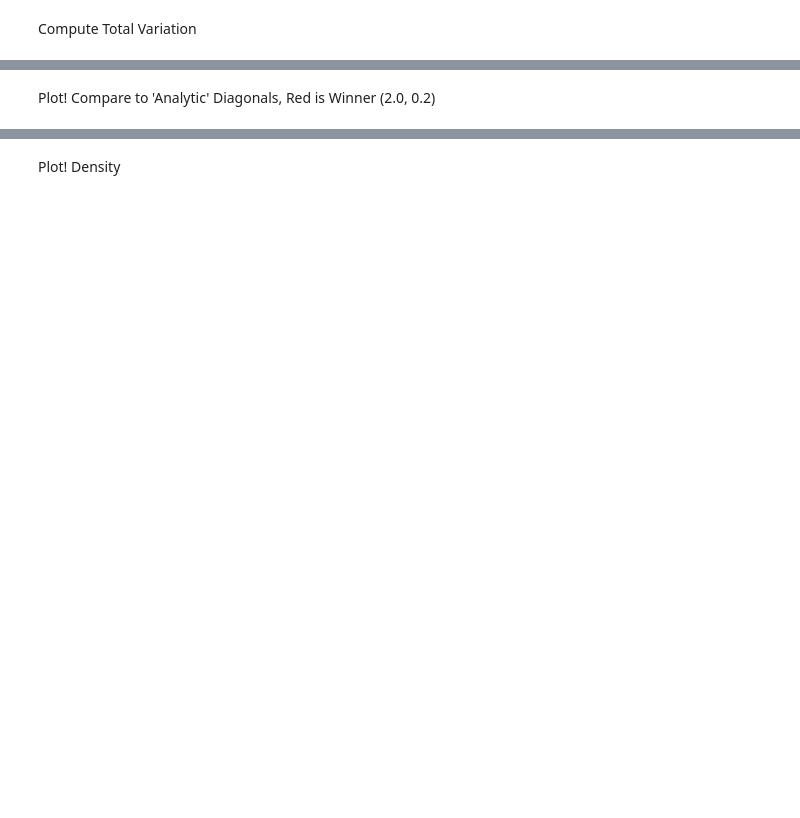
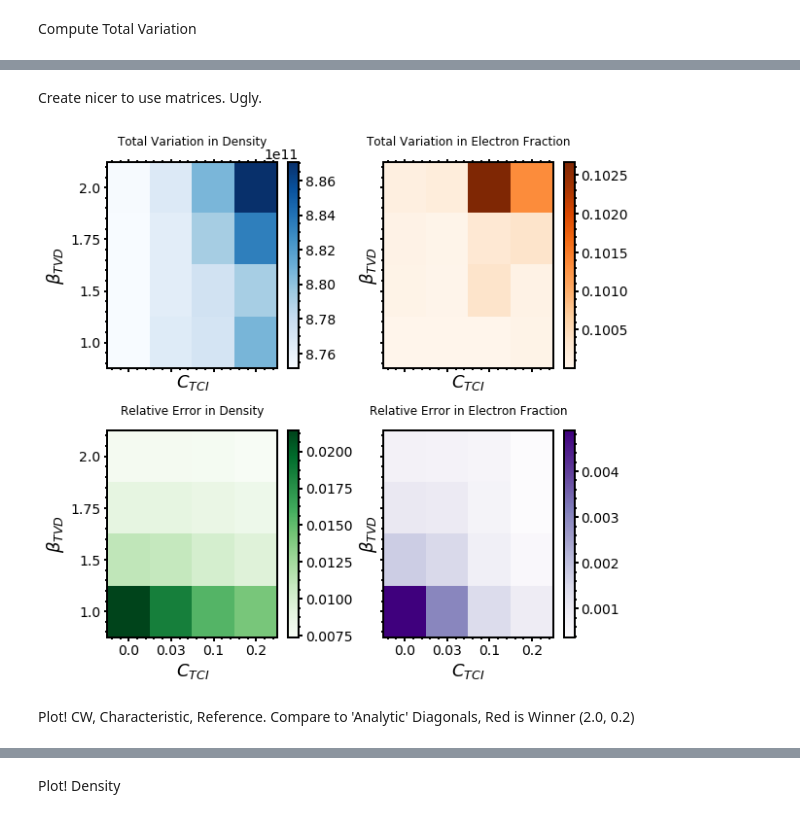
Before and after one commit to AstroBarker/dgHydro-nuc_charDecomp, a Jupyter notebook: analysis/parameterStudy/thornado_param.ipynb, the cells around one changed output, grey strips where cells are left out. Drawn from its saved outputs; the diff is of its cells as text; code cells hidden in the pictures; blank space fills up the shorter version.

```diff
--- a/analysis/parameterStudy/thornado_param.ipynb
+++ b/analysis/parameterStudy/thornado_param.ipynb
@@ -44,7 +49,7 @@ mpl.rcParams['lines.linewidth'] = 4
 mpl.rcParams['legend.handlelength']=4
 mpl.rcParams['legend.fontsize']=14
 mpl.rcParams['legend.frameon']=False
-mpl.rcParams['axes.labelsize']=20
+mpl.rcParams['axes.labelsize']=18
 mpl.rcParams['xtick.minor.visible']=True
 mpl.rcParams['ytick.minor.visible']=True
 mpl.rcParams['axes.linewidth'] = 2
@@ -67,6 +72,7 @@ dataDirs = []#np.zeros( len(sims) )
 for i in range( len( sims) ):
     dataDirs.append("../../data/Sod/nuclear/paramStudy" + "/" + sims[i])
 dataDir_ref = "../../data/Sod/nuclear/reference"
+dataDir_cw = "../../data/Sod/nuclear/cw_100_B1.75_C5.0E-2_3"
 # %% [markdown]
 Setup figure directory
 # %%
@@ -80,5 +86,6 @@ fileNames = []#np.zeros(len(sims))
 for i in range( len( sims) ):
     fileNames.append(dataDirs[i] + '/' + 'RiemannProblem' + '_FluidFields_' + fileNumber + '.h5' )
 fileName_ref = dataDir_ref + '/' + 'RiemannProblem' + '_FluidFields_' + fileNumber + '.h5'
+fileName_cw = dataDir_cw + '/' + 'RiemannProblem' + '_FluidFields_' + fileNumber + '.h5'
 
 mb = 1.660539 * pow(10,-24)
@@ -183,6 +260,15 @@ for i in range( len( sims ) ):
         data_avg[sims[i]][fields[2]][j] = np.sum( wG * data[sims[i]][fields[2]][(j)*nNodes:(j+1)*nNodes] )
         data_avg[sims[i]][fields[3]][j] = np.sum( wG * data[sims[i]][fields[3]][(j)*nNodes:(j+1)*nNodes] )
         data_avg[sims[i]][fields[4]][j] = np.sum( wG * data[sims[i]][fields[4]][(j)*nNodes:(j+1)*nNodes] )
+
+data_cw_avg = {}
+data_cw_avg['x1'] = np.zeros(int(N_K))
+for i in range(len(fields)):
+    data_cw_avg[fields[i]] = np.zeros(int(N_K))
+for i in range( len(fields)):
+    for j in range(int(N_K)):
+        data_cw_avg['x1'][j] = (np.sum( wG * data_cw['x1'][(j)*nNodes:(j+1)*nNodes] ))
+        data_cw_avg[fields[i]][j] = np.sum( wG * data_cw[fields[i]][(j)*nNodes:(j+1)*nNodes] )
 # %% [markdown]
 Error Functions
 # %%
@@ -436,0 +298,2 @@ ax.set_aspect('auto')
+# %% [markdown]
+Create nicer to use matrices. Ugly.
@@ -437,2 +381,32 @@ ax.set_aspect('auto')
+# %%
+fig, cax = plt.subplots(2,2, sharex=True,sharey=True,figsize=(9,9))
+fig.subplots_adjust(hspace=.3, wspace=0.3)
+# ---
+
+cmap = [["Blues", "Oranges"], ["Greens", "Purples"]]
+titles = [["Total Variation in Density", "Total Variation in Electron Fraction"],
+          ["Relative Error in Density", "Relative Error in Electron Fraction"]]
+Bvals = [2.0, 1.75, 1.5, 1.0]
+Cvals = [0.0, 0.03, 0.1, 0.2]
+
+for i in range(2) :
+    for j in range(2) :
+        im = cax[i,j].matshow(dat[i][j], cmap=cmap[i][j])
+        plt.colorbar(im,ax=cax[i,j])
+        cax[i,j].set_aspect('auto')
+        cax[i,j].set(xlabel=r'$C_{TCI}$', ylabel=r"$\beta_{TVD}$")
+        cax[i,j].set_title(titles[i][j])
+ax = plt.gca()
+yticks = ax.set_yticks((range(4)))
+ax.set_yticklabels(Bvals)
+xticks = ax.set_xticks((range(len(Cvals))))
+ax.set_xticklabels(Cvals)
+cax[1,1].xaxis.tick_bottom()
+cax[1,0].xaxis.tick_bottom()
+
+
+plt.savefig('../figures/error_tv_landscape.png', dpi=200, bbox_inches='tight')
+# %% [output]
+[figure, added]
 # %% [markdown]
-Plot! Compare to 'Analytic' Diagonals, Red is Winner (2.0, 0.2)
+Plot! CW, Characteristic, Reference. Compare to 'Analytic' Diagonals, Red is Winner (2.0, 0.2)
```
Also changed, not shown: parts of 26 cells of this notebook, 19 other files.
